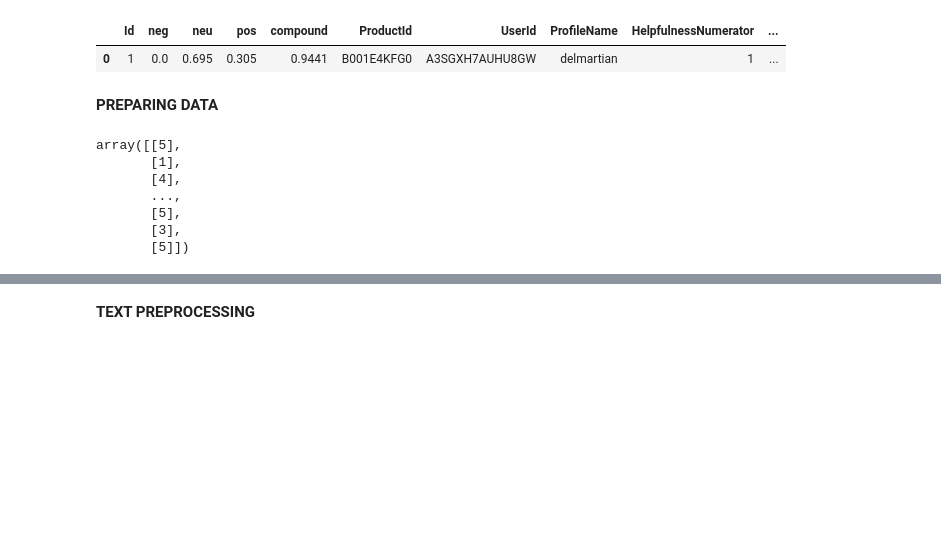
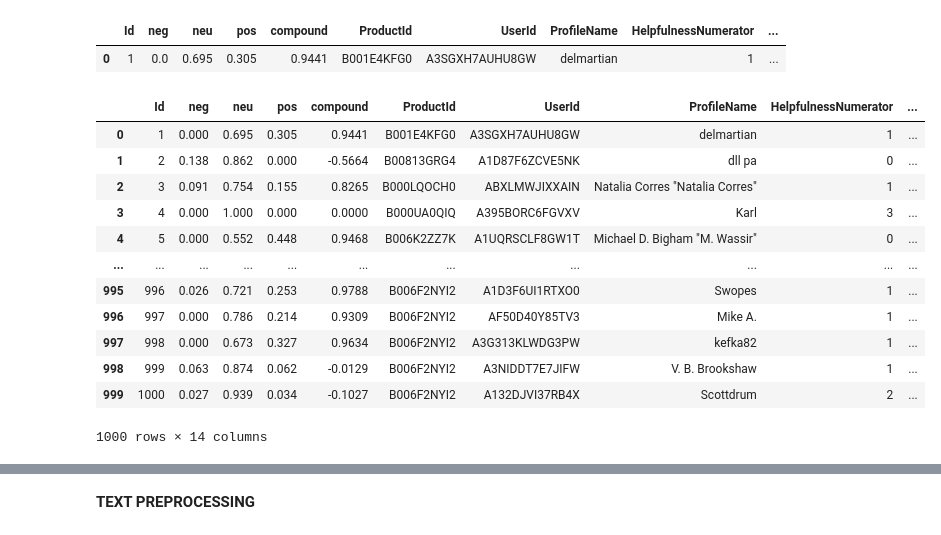
Before and after one commit to HamzaWajid1/Amazon_Customer_Review_Sentiment_Detector, a Jupyter notebook: Training_Bert_model.ipynb, the cells around one changed output, grey strips where cells are left out. Saved outputs shown, nothing was run; the diff lists cells and outputs as text; code cells hidden in the pictures; blank space fills up the shorter version.

```diff
--- a/Training_Bert_model.ipynb
+++ b/Training_Bert_model.ipynb
@@ -43,19 +58,3 @@ df.head(1)
 # %% [output]
 |  | Id | neg | neu | pos | compound | ProductId | UserId | ProfileName | HelpfulnessNumerator | ... |
 | 0 | 1 | 0.0 | 0.695 | 0.305 | 0.9441 | B001E4KFG0 | A3SGXH7AUHU8GW | delmartian | 1 | ... |
-# %% [markdown]
-**PREPARING DATA**
-# %%
-X=df['Text'].values
-X
-Y=df['Score'].values.reshape(-1,1)
-
-Y
-# %% [output]
-array([[5],
-       [1],
-       [4],
-       ...,
-       [5],
-       [3],
-       [5]])
@@ -65,3 +61,20 @@ X_train, X_val, y_train, y_val =train_test_split(X, Y, test_size=0.05, random_st
+# %%
+df=df[:1000]
+df
+# %% [output]
+|  | Id | neg | neu | pos | compound | ProductId | UserId | ProfileName | HelpfulnessNumerator | ... |
+| 0 | 1 | 0.000 | 0.695 | 0.305 | 0.9441 | B001E4KFG0 | A3SGXH7AUHU8GW | delmartian | 1 | ... |
+| 1 | 2 | 0.138 | 0.862 | 0.000 | -0.5664 | B00813GRG4 | A1D87F6ZCVE5NK | dll pa | 0 | ... |
+| 2 | 3 | 0.091 | 0.754 | 0.155 | 0.8265 | B000LQOCH0 | ABXLMWJIXXAIN | Natalia Corres "Natalia Corres" | 1 | ... |
+| 3 | 4 | 0.000 | 1.000 | 0.000 | 0.0000 | B000UA0QIQ | A395BORC6FGVXV | Karl | 3 | ... |
+| 4 | 5 | 0.000 | 0.552 | 0.448 | 0.9468 | B006K2ZZ7K | A1UQRSCLF8GW1T | Michael D. Bigham "M. Wassir" | 0 | ... |
+| ... | ... | ... | ... | ... | ... | ... | ... | ... | ... | ... |
+| 995 | 996 | 0.026 | 0.721 | 0.253 | 0.9788 | B006F2NYI2 | A1D3F6UI1RTXO0 | Swopes | 1 | ... |
+| 996 | 997 | 0.000 | 0.786 | 0.214 | 0.9309 | B006F2NYI2 | AF50D40Y85TV3 | Mike A. | 1 | ... |
+| 997 | 998 | 0.000 | 0.673 | 0.327 | 0.9634 | B006F2NYI2 | A3G313KLWDG3PW | kefka82 | 1 | ... |
+| 998 | 999 | 0.063 | 0.874 | 0.062 | -0.0129 | B006F2NYI2 | A3NIDDT7E7JIFW | V. B. Brookshaw | 1 | ... |
+| 999 | 1000 | 0.027 | 0.939 | 0.034 | -0.1027 | B006F2NYI2 | A132DJVI37RB4X | Scottdrum | 2 | ... |
+1000 rows × 14 columns
 # %%
 from sklearn.preprocessing import OneHotEncoder
 
```
Also changed, not shown: parts of 35 cells of this notebook.
